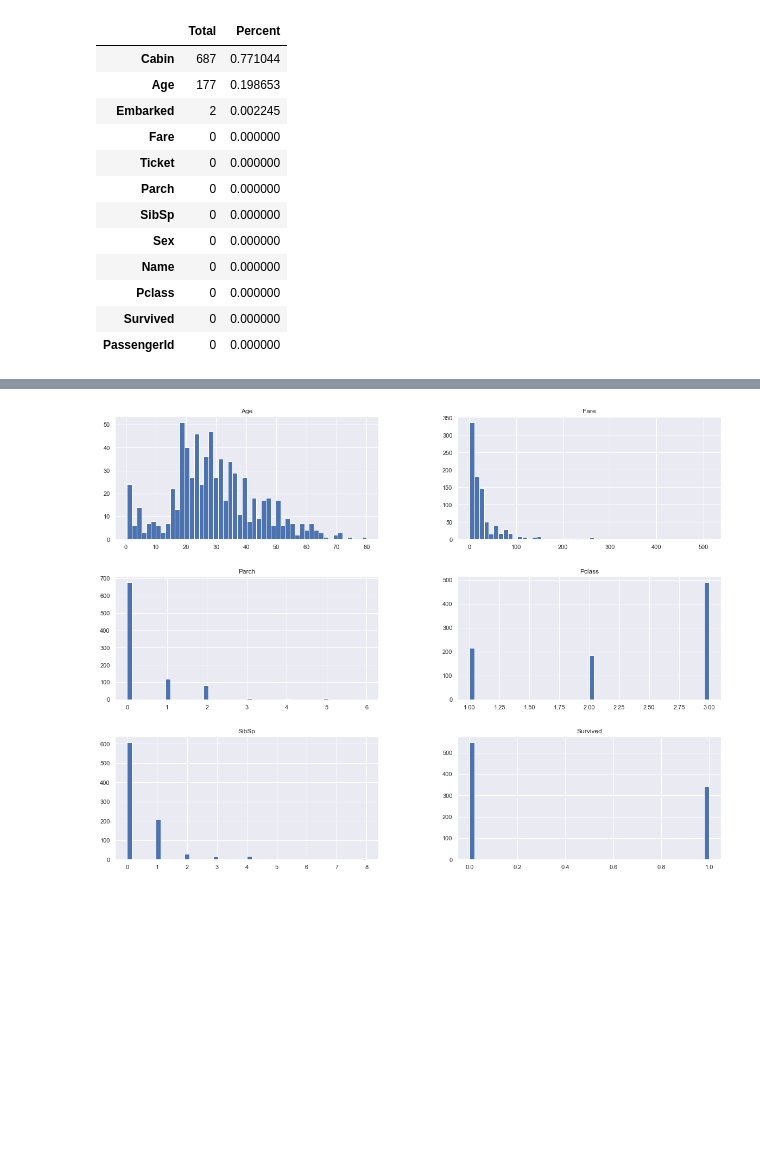
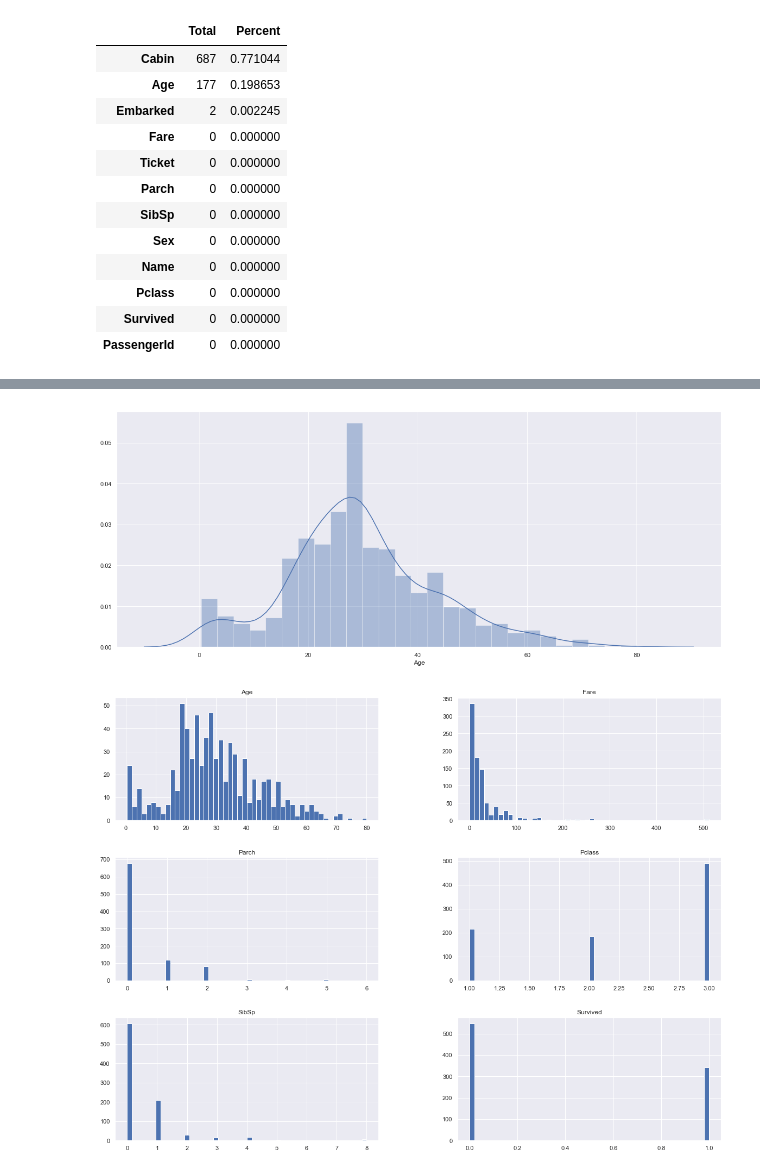
Before and after one commit to nicohlr/kaggle, a Jupyter notebook: titanic/titanic_kaggle_tutorial.ipynb, the cells around one changed output, grey strips where cells are left out. Cells and saved outputs as stored; diff of their text form; code cells hidden in the pictures; blank space fills up the shorter version.

```diff
--- a/titanic/titanic_kaggle_tutorial.ipynb
+++ b/titanic/titanic_kaggle_tutorial.ipynb
@@ -174,3 +187,14 @@ Name: Embarked, dtype: int64
+# %%
+b = train_df_raw.copy()
+b['Age'] = b['Age'].fillna(b['Age'].mean(), inplace=True)
+#b['Age'] = b.groupby(['Pclass','Sex','Parch','SibSp'])['Age'].transform(lambda x: x.fillna(x.mean()))
+#b['Age'] = b.groupby(['Pclass','Sex','Parch'])['Age'].transform(lambda x: x.fillna(x.mean()))
+#b['Age'] = b.groupby(['Pclass','Sex'])['Age'].transform(lambda x: x.fillna(x.mean()))
+plt.figure(figsize=(20, 8))
+sns.distplot(a['Age'])
+plt.show()
+# %% [output]
+[figure, added]
 # %%
 # Let's plot some histograms to have a previzualisation of some of the data ...
 train_df_raw.drop(['PassengerId'], 1).hist(bins=50, figsize=(20,15))
```
Also changed, not shown: parts of 8 cells of this notebook.
